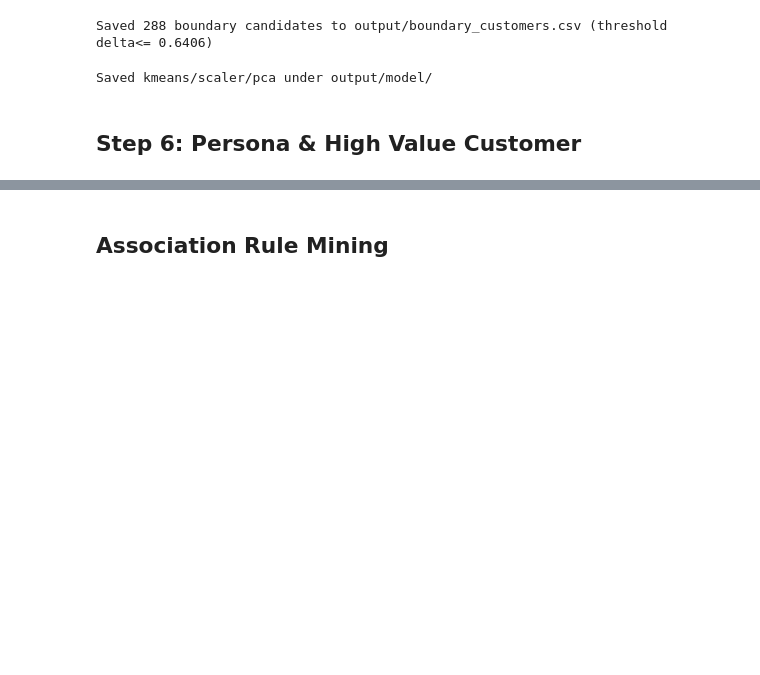
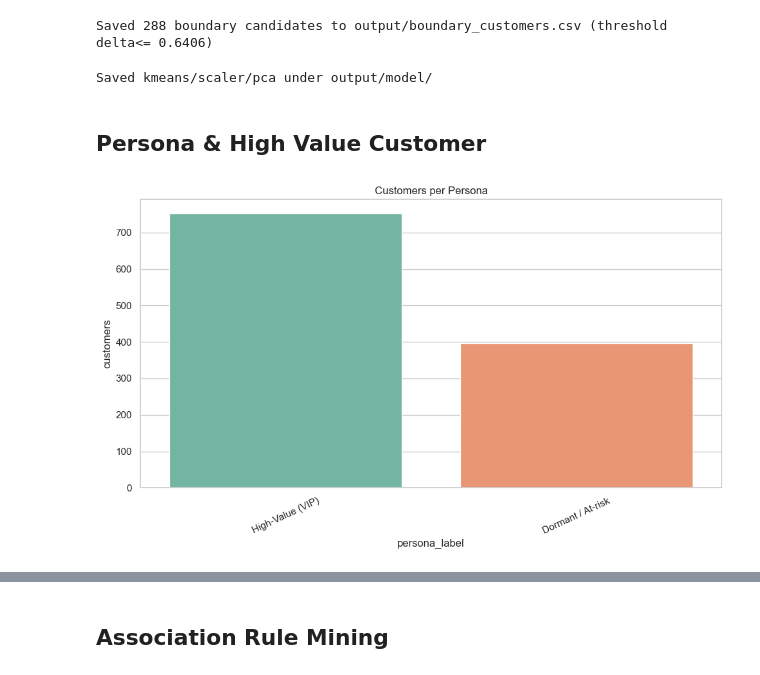
Before and after one commit to PolyU-Computer-Science/Year3-COMP3134-BI-Group-Project, a Jupyter notebook: Group_6.ipynb, the cells around one changed output, grey strips where cells are left out. Drawn from its saved outputs; the diff is of its cells as text; code cells hidden in the pictures; blank space fills up the shorter version.

```diff
--- a/Group_6.ipynb
+++ b/Group_6.ipynb
@@ -541,7 +523,7 @@ print('Saved kmeans/scaler/pca under output/model/')
 # %% [output]
 Saved kmeans/scaler/pca under output/model/
 # %% [markdown]
-## Step 6: Persona & High Value Customer
+## Persona & High Value Customer
 # %%
 # Observation period in years
 obs_days = (snapshot_date - df['Invoice date'].min()).days
@@ -600,0 +585,11 @@ high_value_customers.to_csv(CSV_DIR / 'high_value_customers.csv', index=False)
+# %%
+order = personas.sort_values('customers', ascending=False)['persona_label']
+sns.barplot(data=personas, x='persona_label', y='customers', order=order, hue='persona_label', palette='Set2', legend=False)
+plt.xticks(rotation=25)
+plt.title('Customers per Persona')
+plt.tight_layout()
+plt.savefig(IMAGE_OUTPUT_DIR / 'personas_counts.png')
+plt.show()
+plt.close()
+# %% [output]
+[figure, added]
```
Also changed, not shown: parts of 17 cells of this notebook, 7 other files.
